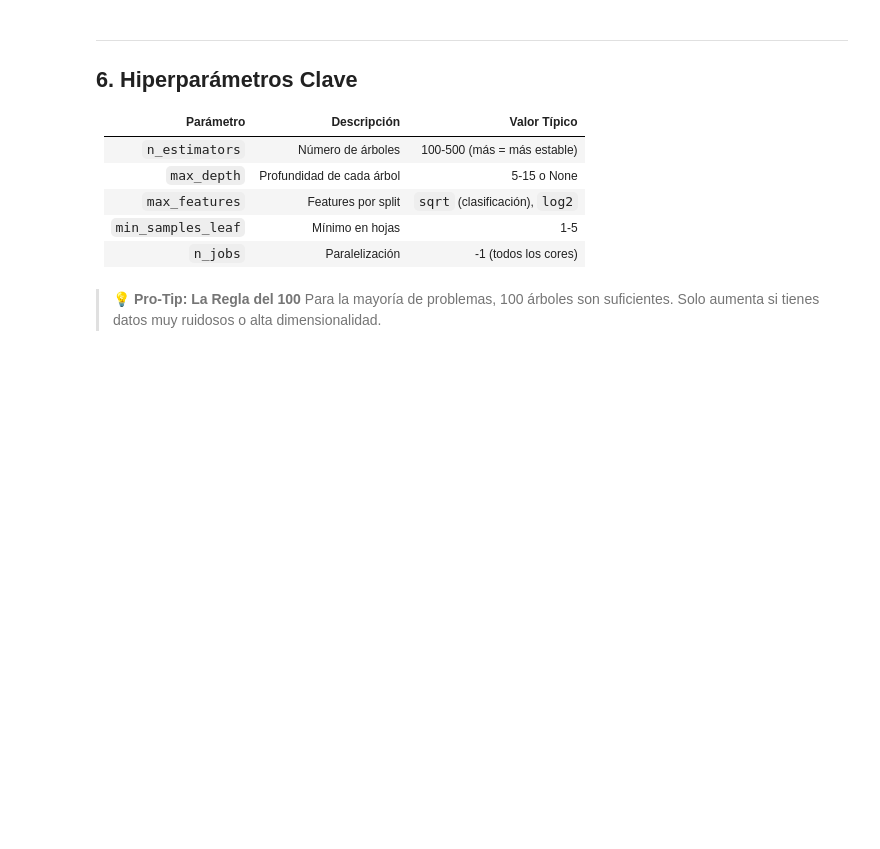
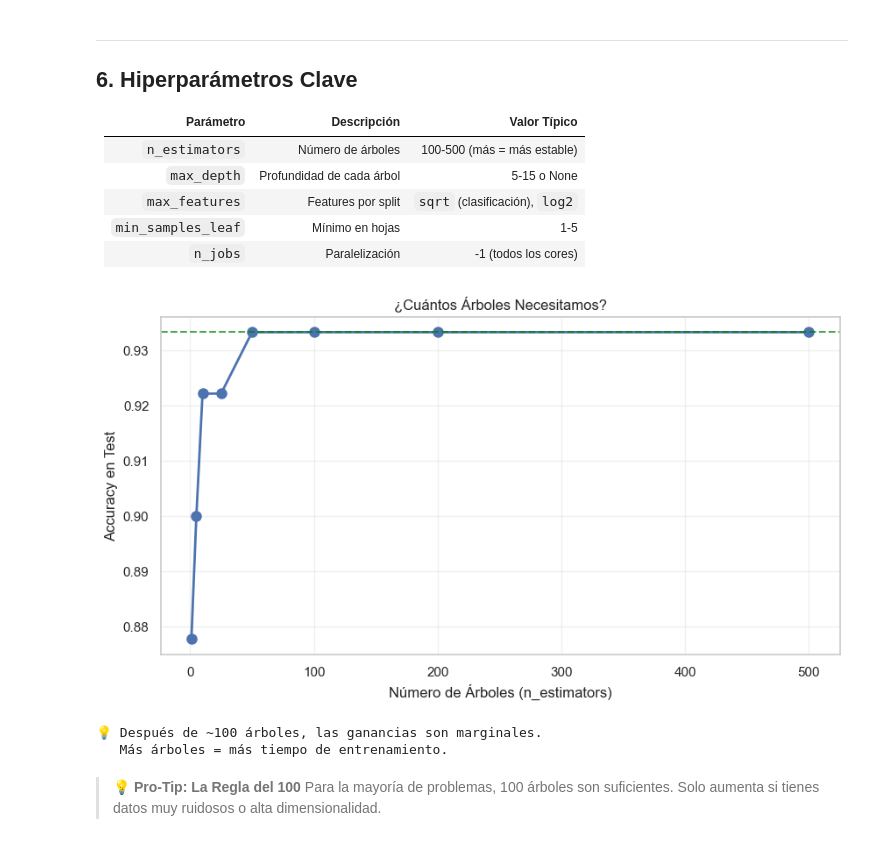
Before and after one commit to JordanKingPeru/ml-supervisado-uni, a Jupyter notebook: 02_Sesion_Arboles_Ensembles/notebooks/00b_Random_Forest_Intro.ipynb, the cells around one changed output. Cells and saved outputs as stored; diff of their text form; code cells hidden in the pictures; blank space fills up the shorter version.

```diff
--- a/02_Sesion_Arboles_Ensembles/notebooks/00b_Random_Forest_Intro.ipynb
+++ b/02_Sesion_Arboles_Ensembles/notebooks/00b_Random_Forest_Intro.ipynb
@@ -207,28 +221,32 @@ print("   El modelo las identifica correctamente como las más importantes.")
 # %%
 # Efecto del número de árboles
 n_trees_list = [1, 5, 10, 25, 50, 100, 200, 500]
 scores = []
 
 X_tr, X_ts, y_tr, y_ts = train_test_split(
     X, y, test_size=0.3, random_state=RANDOM_STATE)
 
 for n_trees in n_trees_list:
     rf_temp = RandomForestClassifier(
-        n_estimators=n_trees, max_depth=5, random_state=RANDOM_STATE)
+        n_estimators=n_trees, max_depth=5, random_state=RANDOM_STATE, n_jobs=-1)
     rf_temp.fit(X_tr, y_tr)
     scores.append(rf_temp.score(X_ts, y_ts))
 
 plt.figure(figsize=(10, 5))
 plt.plot(n_trees_list, scores, 'o-', linewidth=2, markersize=8)
 plt.xlabel('Número de Árboles (n_estimators)')
 plt.ylabel('Accuracy en Test')
 plt.title('¿Cuántos Árboles Necesitamos?')
 plt.axhline(y=max(scores), color='green', linestyle='--', alpha=0.7)
 plt.grid(True, alpha=0.3)
 plt.show()
 
 print("💡 Después de ~100 árboles, las ganancias son marginales.")
 print("   Más árboles = más tiempo de entrenamiento.")
+# %% [output]
+[figure, added]
+💡 Después de ~100 árboles, las ganancias son marginales.
+   Más árboles = más tiempo de entrenamiento.
 # %% [markdown]
 > **💡 Pro-Tip: La Regla del 100**
 > Para la mayoría de problemas, 100 árboles son suficientes. Solo aumenta si tienes datos muy ruidosos o alta dimensionalidad.
```
Also changed, not shown: parts of 7 cells of this notebook, 2 other files.
